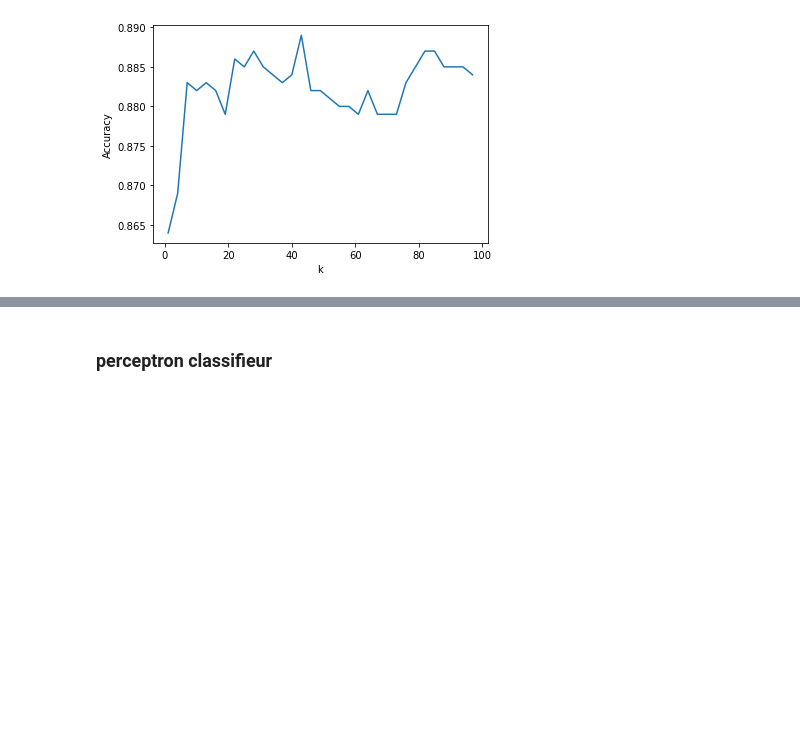
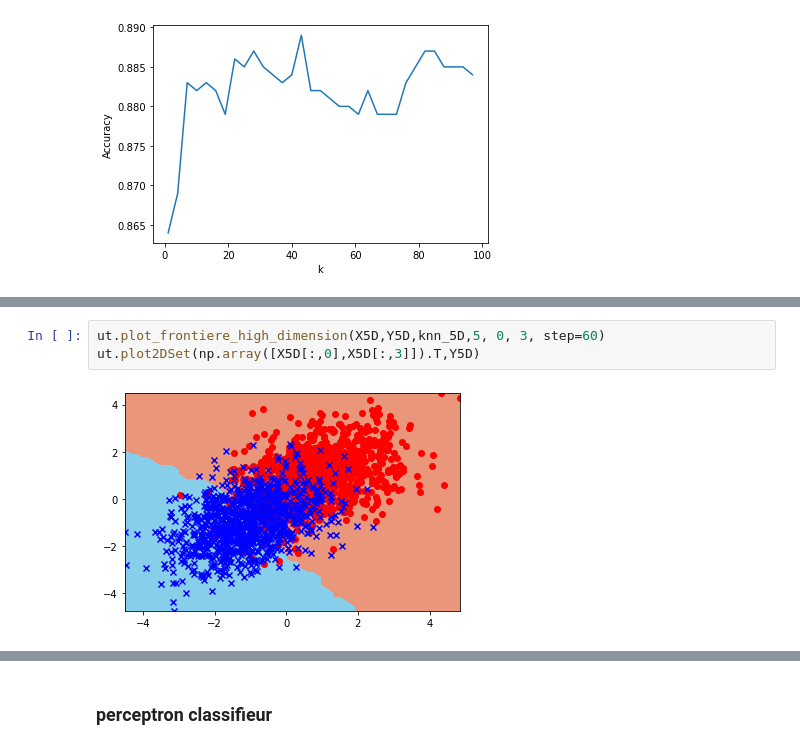
Before and after one commit to ZhouRUNLIN/LU3IN026-AI-DataScience, a Jupyter notebook: projet-1/projet-1-MA Peiran_ZHOU Runlin.ipynb, the cells around one changed output, grey strips where cells are left out. Drawn from its saved outputs; the diff is of its cells as text; blank space fills up the shorter version.

```diff
--- a/projet-1/projet-1-MA Peiran_ZHOU Runlin.ipynb
+++ b/projet-1/projet-1-MA Peiran_ZHOU Runlin.ipynb
@@ -338,0 +357,5 @@ Accuracy :  0.8875
+# %%
+ut.plot_frontiere_high_dimension(X5D,Y5D,knn_5D,5, 0, 3, step=60)
+ut.plot2DSet(np.array([X5D[:,0],X5D[:,3]]).T,Y5D)
+# %% [output]
+[figure, added]
```
Also changed, not shown: parts of 36 cells of this notebook, 1 other file.
